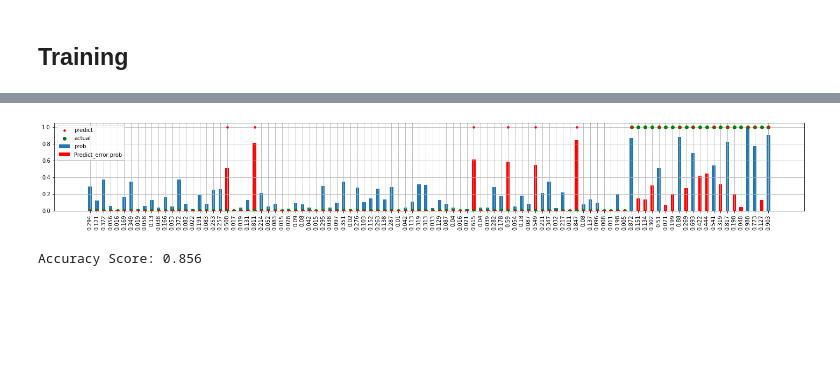
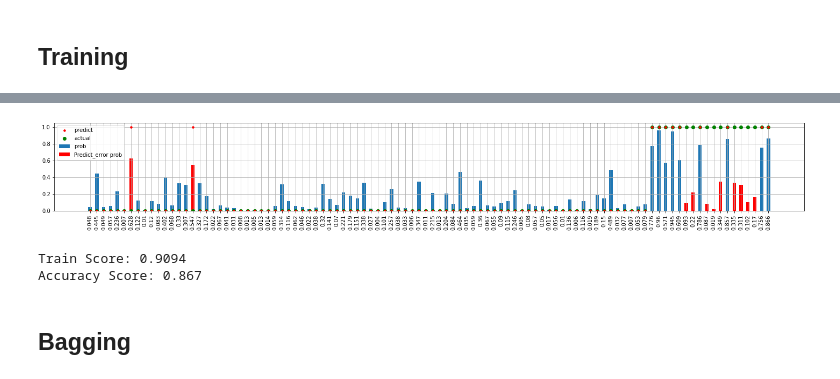
Before and after one commit to ryan73093/kaggle-sklearn, a Jupyter notebook: Predicting_Churn_for_Bank_Customers.ipynb, the cells around one changed output, grey strips where cells are left out. Saved outputs shown, nothing was run; the diff lists cells and outputs as text; code cells hidden in the pictures; blank space fills up the shorter version.

```diff
--- a/Predicting_Churn_for_Bank_Customers.ipynb
+++ b/Predicting_Churn_for_Bank_Customers.ipynb
@@ -222,6 +254,6 @@ Accuracy Score: 0.787
 # %%
 from sklearn.ensemble import RandomForestClassifier
-training(df_, RandomForestClassifier())
+training(df_mlp, RandomForestClassifier(),scaler='minmax')
 # %% [output]
 RandomForestClassifier(bootstrap=True, ccp_alpha=0.0, class_weight=None,
                        criterion='gini', max_depth=None, max_features='auto',
@@ -235,0 +282,3 @@ Accuracy Score: 0.811
+# %%
+from sklearn.neural_network import MLPClassifier
+training(df_mlp, MLPClassifier(hidden_layer_sizes=(8,8,8,4,2)), scaler='minmax',fig_amount_show=200)
@@ -244,3 +308,0 @@ Accuracy Score: 0.846
-# %%
-from sklearn.neural_network import MLPClassifier
-training(df_mlp, MLPClassifier(hidden_layer_sizes=(8,8,8,4,2),verbose=True,max_iter=250), scaler='minmax')
@@ -266,0 +309,3 @@ Accuracy Score: 0.859
+# %%
+from xgboost.sklearn import XGBClassifier
+training(df_mlp,XGBClassifier())
@@ -267,5 +323,5 @@ Accuracy Score: 0.859
 # %%
 !pip install catboost
 from catboost import CatBoostClassifier
-training(df_,CatBoostClassifier())
+training(df_mlp,CatBoostClassifier(verbose=False),scaler='minmax')
 # %% [output]
@@ -288,3 +345,6 @@ Requirement already satisfied: pyparsing!=2.0.4,!=2.1.2,!=2.1.6,>=2.0.1 in /usr/
 <catboost.core.CatBoostClassifier object at 0x...>
-[figure, old version]
+[figure, new version]
-Accuracy Score: 0.856
+Train Score: 0.9094
+Accuracy Score: 0.867
+# %% [markdown]
+## Bagging
```
Also changed, not shown: parts of 28 cells of this notebook.
